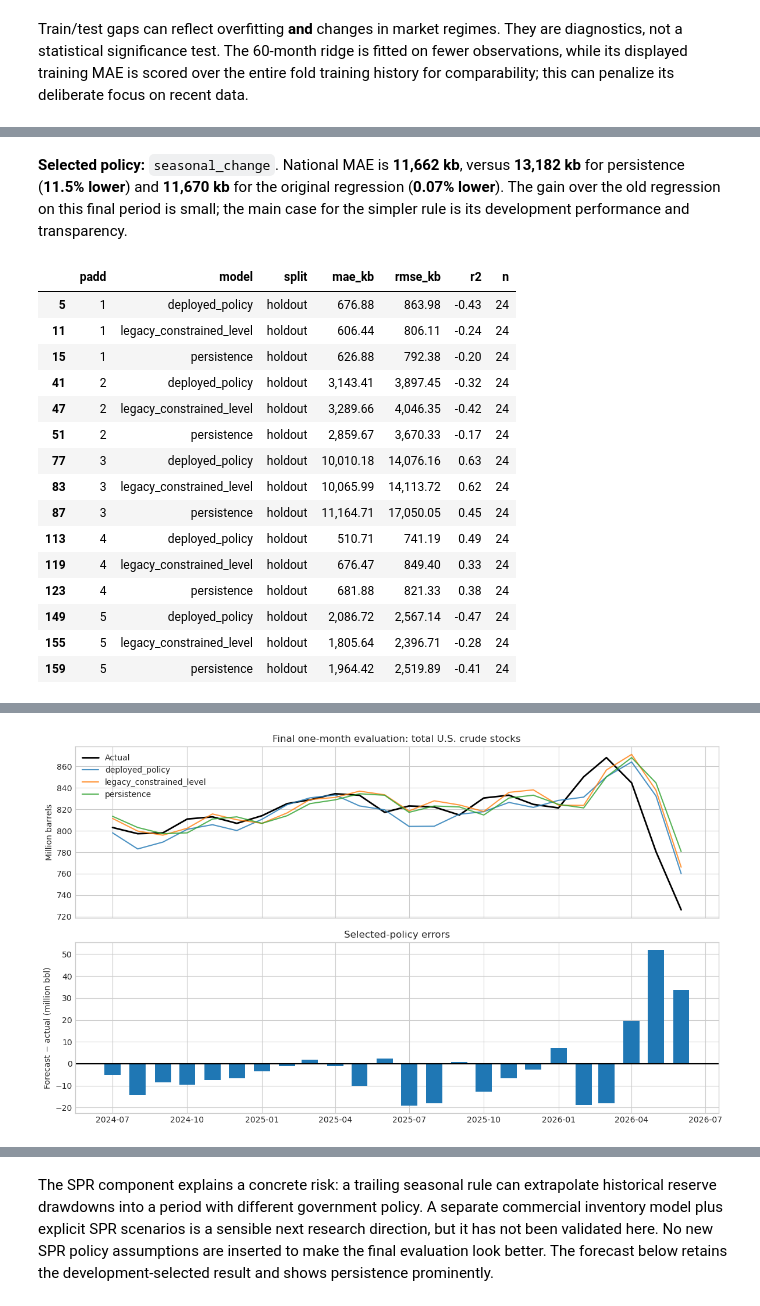
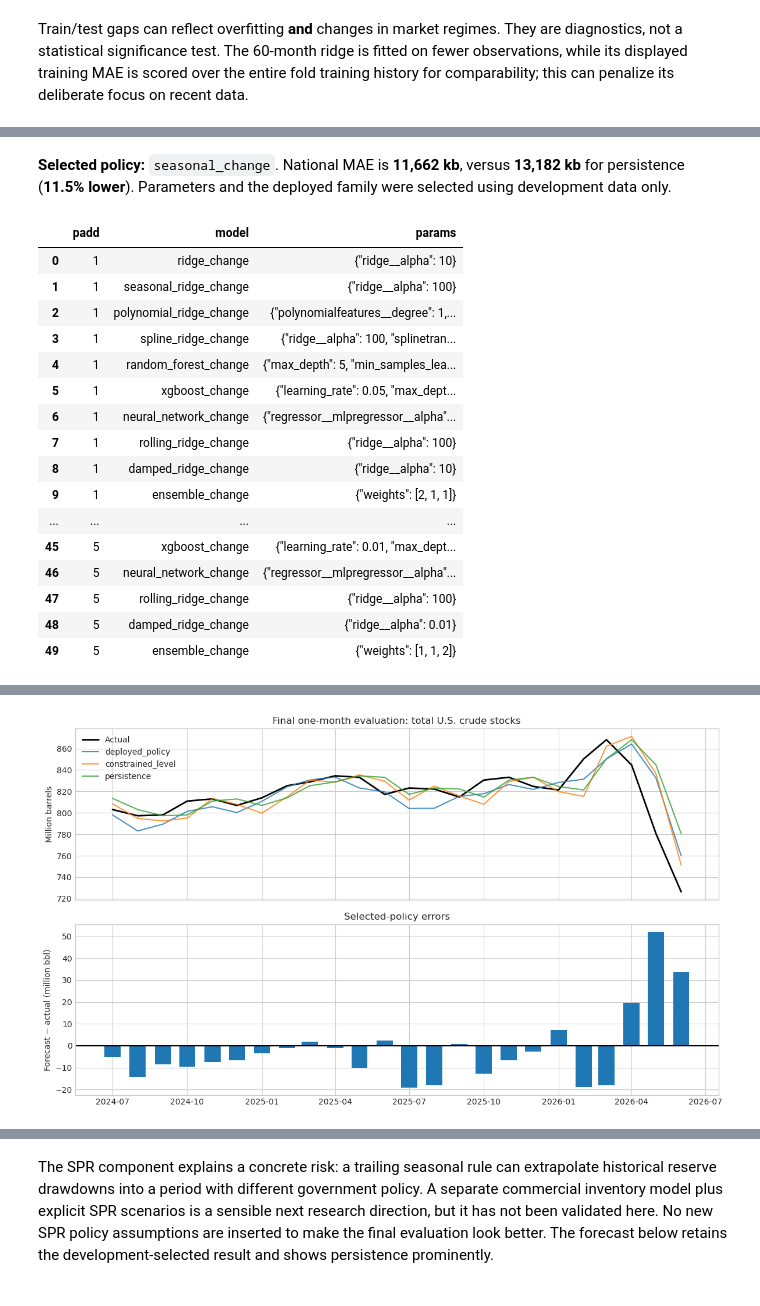
Before and after one commit to calvinchou711/US_SND_CRUDE, a Jupyter notebook: us_snd_model_results.ipynb, the cells around one changed output, grey strips where cells are left out. Cells and saved outputs as stored; diff of their text form; code cells hidden in the pictures.

```diff
--- a/us_snd_model_results.ipynb
+++ b/us_snd_model_results.ipynb
@@ -697,7 +744,7 @@ policy = policy_scores.sort_values(['mae_kb','model']).iloc[0].model
 regional_selection = selection.copy()
 if policy != 'selected_padd_models':
     for p, frame in samples.items():
-        model, warning = fit(policy, frame)
+        model, warning = fit(policy, frame, best_parameters[p, policy])
         fitted[p] = {'name': policy, 'estimator': model}
         if warning:
             fit_warnings.loc[len(fit_warnings)] = [p, policy, 'national_policy_final', warning]
@@ -753,7 +780,14 @@ for years_back in range(6, 0, -1):
     for name in MODELS:
         states = {}
         for p in PADD_NAMES:
-            model, warning = fit(name, samples[p][samples[p].month.le(cutoff)])
+            train = samples[p][samples[p].month.le(cutoff)]
+            params, results, tuning_warning = tune(name, train, folds, jobs)
+            if not results.empty:
+                grid_results = pd.concat([grid_results, results.assign(padd=p, model=name,
+                    stage='recursive_development', train_end=cutoff)], ignore_index=True)
+            if tuning_warning:
+                fit_warnings.loc[len(fit_warnings)] = [p, name, 'recursive_grid_search', tuning_warning]
+            model, warning = fit(name, train, params)
             states[p] = {'name': name, 'estimator': model}
             if warning:
                 fit_warnings.loc[len(fit_warnings)] = [p, name, 'recursive_cv', warning]
@@ -762,13 +796,14 @@ for years_back in range(6, 0, -1):
         path = path.merge(panel[['padd','month','stock_kb']], on=['padd','month'], validate='one_to_one').rename(columns={'stock_kb':'actual_kb'})
         path['model'] = name
         recursive_cv.append(path)
+    print(f'Recursive development origin {cutoff.date()} complete', flush=True)
 recursive_cv = pd.concat(recursive_cv, ignore_index=True)
 us_recursive_cv = aggregate(recursive_cv, ['month','origin_month','horizon','model'], ['actual_kb','predicted_kb'])
 horizon_policy_scores = metric_table(us_recursive_cv, ['model']).sort_values(['mae_kb','model'])
 horizon_policy = horizon_policy_scores.iloc[0].model
 horizon_fitted = {}
 for p in PADD_NAMES:
-    model, warning = fit(horizon_policy, samples[p])
+    model, warning = fit(horizon_policy, samples[p], best_parameters[p, horizon_policy])
     horizon_fitted[p] = {'name': horizon_policy, 'estimator': model}
     if warning:
         fit_warnings.loc[len(fit_warnings)] = [p, horizon_policy, 'horizon_final', warning]
@@ -807,13 +822,13 @@ At each of thirteen monthly origins, refit using available history and generate
 recursive = []
 for offset in range(24, 11, -1):
     cutoff = panel.month.max() - pd.DateOffset(months=offset)
-    for policy_name in ['deployed_policy', 'one_step_policy_recursive', 'persistence', 'legacy_constrained_level']:
+    for policy_name in ['deployed_policy', 'one_step_policy_recursive', 'persistence', 'constrained_level']:
         states = {}
         for p, state in fitted.items():
             train = samples[p][samples[p].month.le(cutoff)]
             name = (horizon_policy if policy_name == 'deployed_policy' else
                     state['name'] if policy_name == 'one_step_policy_recursive' else policy_name)
-            model, warning = fit(name, train)
+            model, warning = fit(name, train, best_parameters[p, name])
             states[p] = {'name': name, 'estimator': model}
             if warning:
                 fit_warnings.loc[len(fit_warnings)] = [p, name, 'recursive_holdout', warning]
@@ -878,7 +874,10 @@ tables = {'padd_monthly_model':panel,'us_monthly_model':us_history,'jodi_us_benc
     'padd_forecast_12m':regional,'us_forecast_12m':national,'latest_forecast':latest,
     'recursive_holdout_predictions':recursive,'us_recursive_holdout_predictions':us_recursive,
     'recursive_holdout_metrics':metric_table(recursive,['padd','model']),
-    'us_recursive_horizon_metrics':metric_table(us_recursive,['horizon','model']), 'fit_warnings':fit_warnings}
+    'us_recursive_horizon_metrics':metric_table(us_recursive,['horizon','model']), 'fit_warnings':fit_warnings,
+    'grid_search_results':grid_results,
+    'best_parameters':pd.DataFrame([{'padd':p, 'model':name, 'params':json.dumps(params, sort_keys=True)}
+        for (p,name),params in best_parameters.items()])}
 for name, frame in tables.items():
     frame.to_csv(output/f'{name}.csv', index=False)
 joblib.dump(fitted, output/'fitted_models.joblib')
@@ -1065,11 +1045,11 @@ display(scores)
 lookup=scores.set_index('model')
 selected=lookup.loc['deployed_policy','mae_kb']
 naive=lookup.loc['persistence','mae_kb']
-legacy=lookup.loc['legacy_constrained_level','mae_kb']
 display(Markdown(f"**Selected policy:** `{metadata['deployed_policy']}`. National MAE is **{selected:,.0f} kb**, "
-    f"versus **{naive:,.0f} kb** for persistence (**{100*(1-selected/naive):.1f}% lower**) "
-    f"and **{legacy:,.0f} kb** for the original regression (**{100*(1-selected/legacy):.2f}% lower**). "
-    "The gain over the old regression on this final period is small; the main case for the simpler rule is its development performance and transparency."))
-display(tables['padd_model_metrics'].query("split=='holdout' and model in ['deployed_policy','legacy_constrained_level','persistence']"))
+    f"versus **{naive:,.0f} kb** for persistence (**{100*(1-selected/naive):.1f}% lower**). "
+    "Parameters and the deployed family were selected using development data only."))
+with pd.option_context('display.max_colwidth',None,'display.max_rows',None):
+    display(tables['best_parameters'].query("params != '{}'").reset_index(drop=True))
+display(tables['padd_model_metrics'].query("split=='holdout' and model in ['deployed_policy','constrained_level','persistence']"))
 # %% [output]
 |  | model | split | mae_kb | rmse_kb | r2 | n |
@@ -1089,20 +1070,21 @@ display(tables['padd_model_metrics'].query("split=='holdout' and model in ['depl
 | 9 | forecast_flow_identity | holdout | 12,603.28 | 19,186.49 | 0.47 | 24 |
 | 15 | persistence | holdout | 13,181.79 | 20,447.08 | 0.39 | 24 |
 | 27 | seasonal_naive | holdout | 23,890.92 | 29,811.48 | -0.29 | 24 |
-**Selected policy:** `seasonal_change`. National MAE is **11,662 kb**, versus **13,182 kb** for persistence (**11.5% lower**) and **11,670 kb** for the original regression (**0.07% lower**). The gain over the old regression on this final period is small; the main case for the simpler rule is its development performance and transparency.
+**Selected policy:** `seasonal_change`. National MAE is **11,662 kb**, versus **13,182 kb** for persistence (**11.5% lower**). Parameters and the deployed family were selected using development data only.
-|  | padd | model | split | mae_kb | rmse_kb | r2 | n |
-| 5 | 1 | deployed_policy | holdout | 676.88 | 863.98 | -0.43 | 24 |
-| 11 | 1 | legacy_constrained_level | holdout | 606.44 | 806.11 | -0.24 | 24 |
-| 15 | 1 | persistence | holdout | 626.88 | 792.38 | -0.20 | 24 |
-| 41 | 2 | deployed_policy | holdout | 3,143.41 | 3,897.45 | -0.32 | 24 |
-| 47 | 2 | legacy_constrained_level | holdout | 3,289.66 | 4,046.35 | -0.42 | 24 |
-| 51 | 2 | persistence | holdout | 2,859.67 | 3,670.33 | -0.17 | 24 |
-| 77 | 3 | deployed_policy | holdout | 10,010.18 | 14,076.16 | 0.63 | 24 |
-| 83 | 3 | legacy_constrained_level | holdout | 10,065.99 | 14,113.72 | 0.62 | 24 |
-| 87 | 3 | persistence | holdout | 11,164.71 | 17,050.05 | 0.45 | 24 |
-| 113 | 4 | deployed_policy | holdout | 510.71 | 741.19 | 0.49 | 24 |
-| 119 | 4 | legacy_constrained_level | holdout | 676.47 | 849.40 | 0.33 | 24 |
-| 123 | 4 | persistence | holdout | 681.88 | 821.33 | 0.38 | 24 |
-| 149 | 5 | deployed_policy | holdout | 2,086.72 | 2,567.14 | -0.47 | 24 |
-| 155 | 5 | legacy_constrained_level | holdout | 1,805.64 | 2,396.71 | -0.28 | 24 |
-| 159 | 5 | persistence | holdout | 1,964.42 | 2,519.89 | -0.41 | 24 |
+|  | padd | model | params |
+| 0 | 1 | ridge_change | {"ridge__alpha": 10} |
+| 1 | 1 | seasonal_ridge_change | {"ridge__alpha": 100} |
+| 2 | 1 | polynomial_ridge_change | {"polynomialfeatures__degree": 1,... |
+| 3 | 1 | spline_ridge_change | {"ridge__alpha": 100, "splinetran... |
+| 4 | 1 | random_forest_change | {"max_depth": 5, "min_samples_lea... |
+| 5 | 1 | xgboost_change | {"learning_rate": 0.05, "max_dept... |
+| 6 | 1 | neural_network_change | {"regressor__mlpregressor__alpha"... |
+| 7 | 1 | rolling_ridge_change | {"ridge__alpha": 100} |
+| 8 | 1 | damped_ridge_change | {"ridge__alpha": 10} |
+| 9 | 1 | ensemble_change | {"weights": [2, 1, 1]} |
+| ... | ... | ... | ... |
+| 45 | 5 | xgboost_change | {"learning_rate": 0.01, "max_dept... |
+| 46 | 5 | neural_network_change | {"regressor__mlpregressor__alpha"... |
+| 47 | 5 | rolling_ridge_change | {"ridge__alpha": 100} |
+| 48 | 5 | damped_ridge_change | {"ridge__alpha": 0.01} |
+| 49 | 5 | ensemble_change | {"weights": [1, 1, 2]} |
@@ -1111,7 +1109,7 @@ hold=tables['us_predictions'].query("split=='holdout'")
 actual=hold[hold.model.eq('deployed_policy')]
 fig,axes=plt.subplots(2,1,figsize=(12,7),sharex=True)
 axes[0].plot(actual.month,actual.actual_kb/1000,color='black',linewidth=2,label='Actual')
-for name in ['deployed_policy','legacy_constrained_level','persistence']:
+for name in ['deployed_policy','constrained_level','persistence']:
     g=hold[hold.model.eq(name)]
     axes[0].plot(g.month,g.predicted_kb/1000,label=name,alpha=.8)
 axes[0].set(title='Final one-month evaluation: total U.S. crude stocks',ylabel='Million barrels');axes[0].legend()
@@ -1119,7 +1117,7 @@ axes[1].bar(actual.month,(actual.predicted_kb-actual.actual_kb)/1000,width=20)
 axes[1].axhline(0,color='black');axes[1].set(ylabel='Forecast − actual (million bbl)',title='Selected-policy errors')
 plt.tight_layout();plt.show()
 # %% [output]
-[figure, old version]
+[figure, new version]
 # %% [markdown]
 ## 9. JODI national context
 
```
Also changed, not shown: parts of 44 cells of this notebook, 25 other files.
